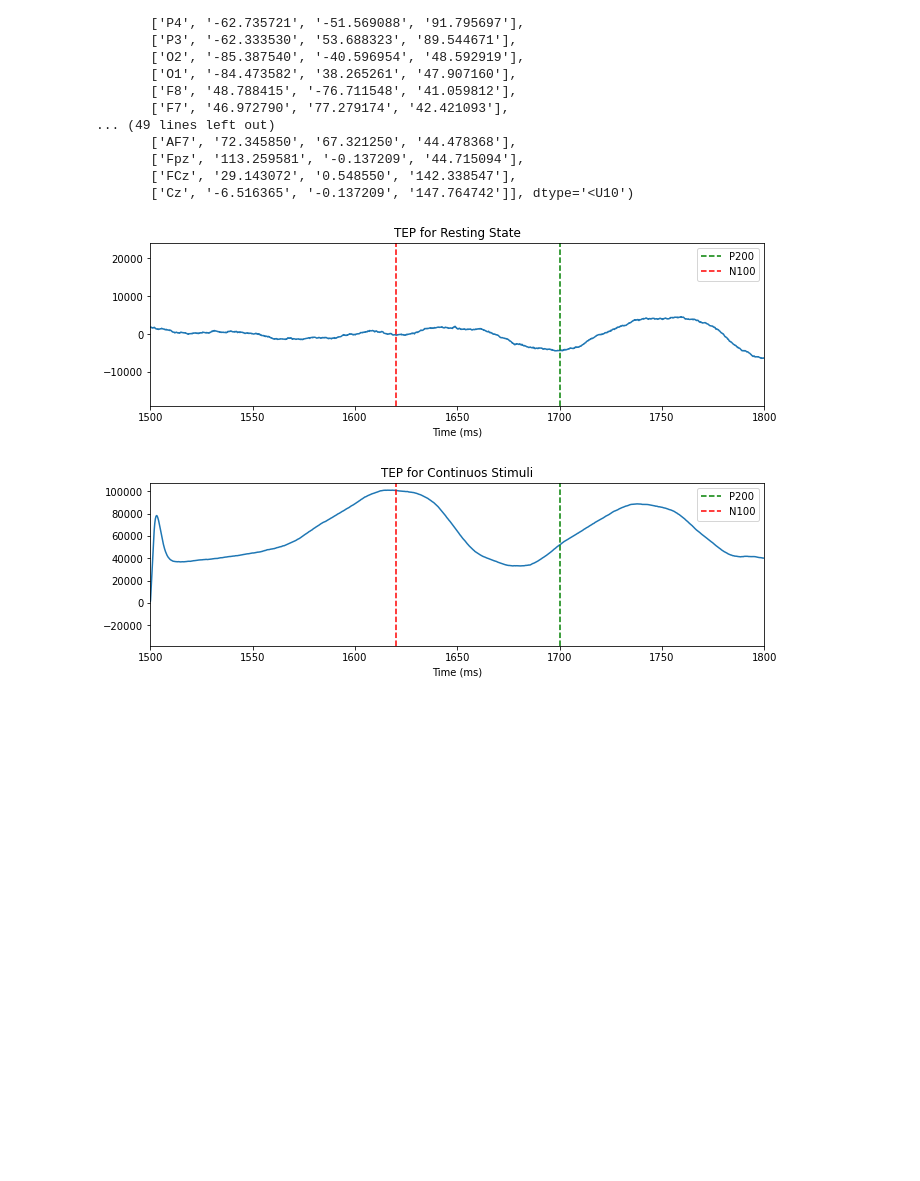
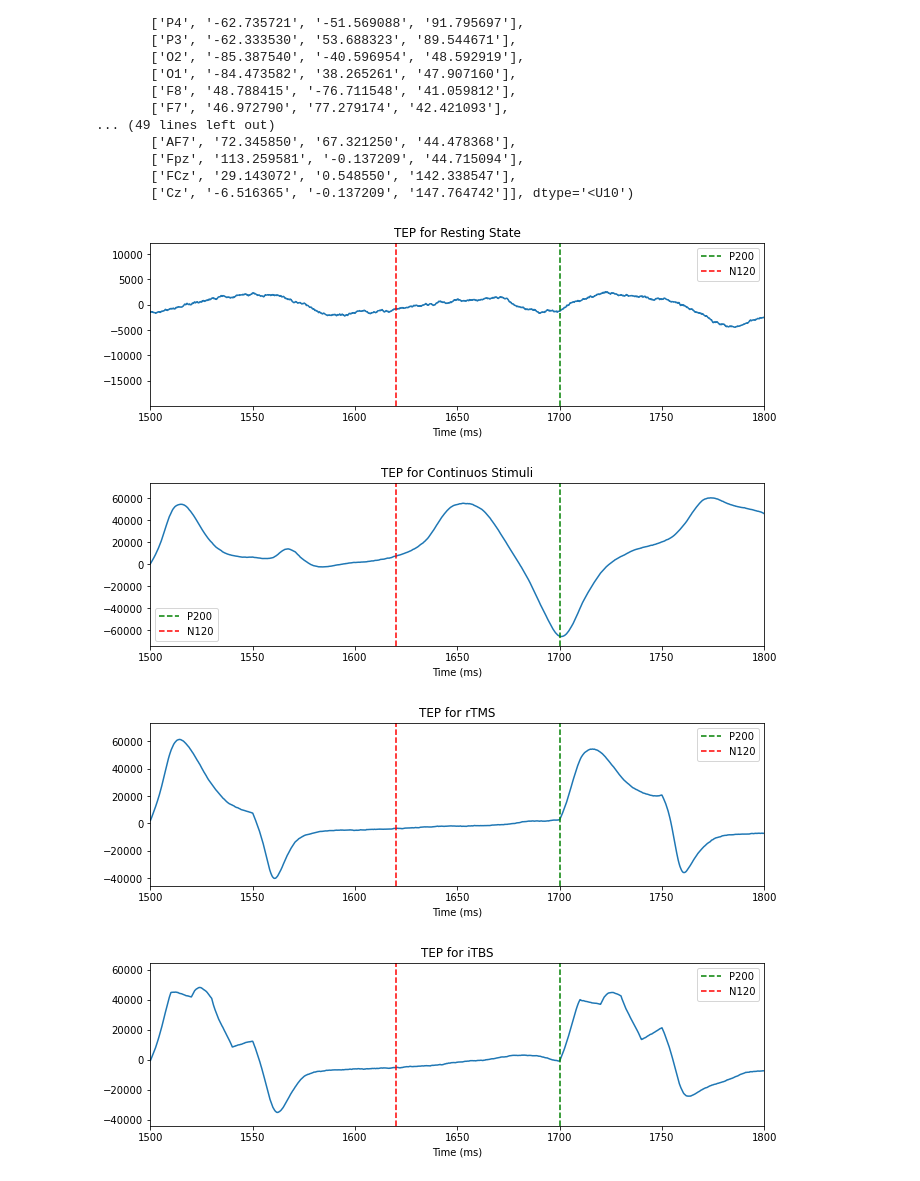
Before and after one commit to anujanegi/TMS-simulation, a Jupyter notebook: TMS_Simulation.ipynb, the cells around one changed output. Saved outputs shown, nothing was run; the diff lists cells and outputs as text; code cells hidden in the pictures; blank space fills up the shorter version.

```diff
--- a/TMS_Simulation.ipynb
+++ b/TMS_Simulation.ipynb
@@ -223,7 +223,7 @@ def field_strength(nodes, coil_pts, fig8=True): # STIMULATION HERE IS NOT DONE W
 
     return stim_strength
 # %%
-field_scale = 1e6
+field_scale = 1e5
 weighting = field_strength(white_matter.centres, coil[ind], True) * field_scale
 # %%
 # Create a list with number, name and stimulus weighting of each region, descending by stimulus weighting
@@ -381,7 +381,7 @@ rs_sim = simulator.Simulator(model=net_model,
                           connectivity=white_matter,
                           coupling=white_matter_coupling,
                           integrator=heunint,
-                          surface=default_cortex,
+#                           surface=default_cortex,
                           monitors=all_mons,
                          )
 rs_sim.configure()
@@ -969,14 +973,16 @@ def plot_TEP(EEG, eeg_time, electrode_index=[3, 41, 42, 58], stimulus=''):
     plt.xlim(1500, 1500+300)
 
     plt.axvline(x=1500+200, color='g', linestyle='--', label='P200') # P200
-    plt.axvline(x=1500+120, color='r', linestyle='--', label='N100') # N100
+    plt.axvline(x=1500+120, color='r', linestyle='--', label='N120') # N100
     plt.legend()
     plt.show()
 # %%
 plot_TEP(EEG_RS, eeg_time, stimulus='Resting State')
 plot_TEP(EEG_TMS, eeg_time, stimulus='Continuos Stimuli')
-# plot_TEP(EEG_RTMS, eeg_time, stimulus='rTMS')
-# plot_TEP(EEG_ITBS, eeg_time, stimulus='iTBS')
+plot_TEP(EEG_RTMS, eeg_time, stimulus='rTMS')
+plot_TEP(EEG_ITBS, eeg_time, stimulus='iTBS')
 # %% [output]
-[figure, old version]
+[figure, new version]
-[figure, old version]
+[figure, new version]
+[figure, added]
+[figure, added]
```
Also changed, not shown: parts of 19 cells of this notebook.
